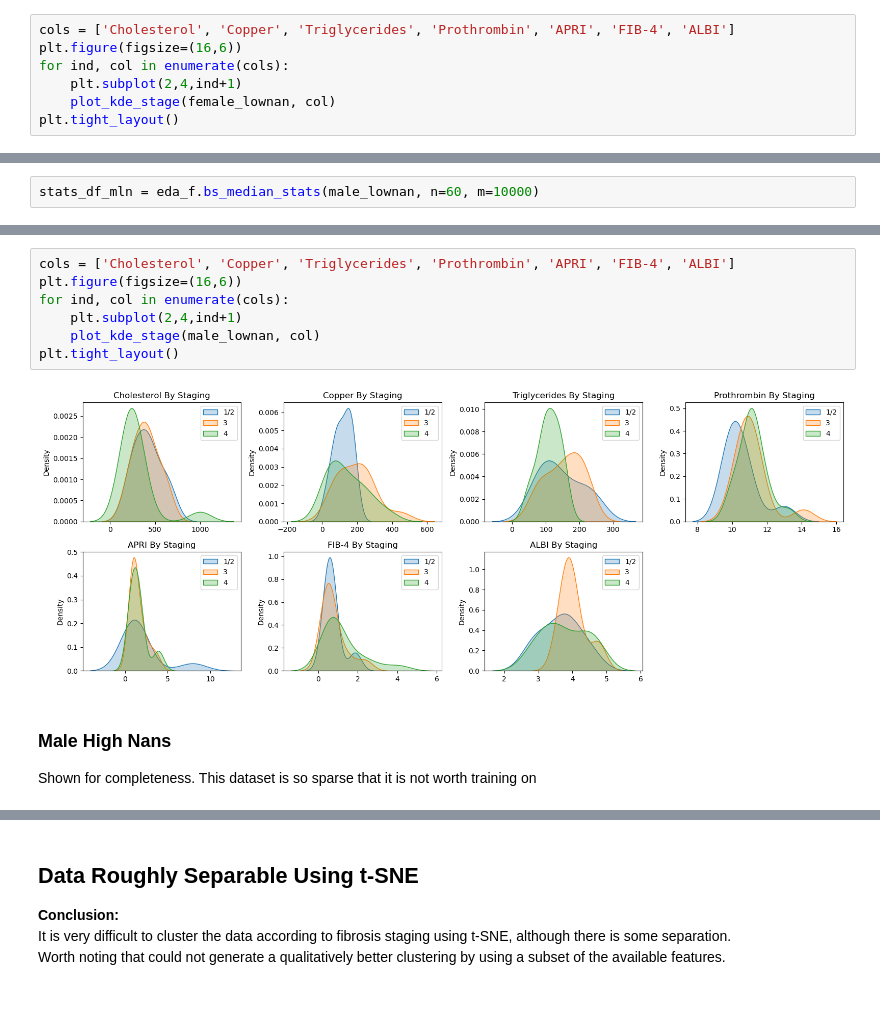
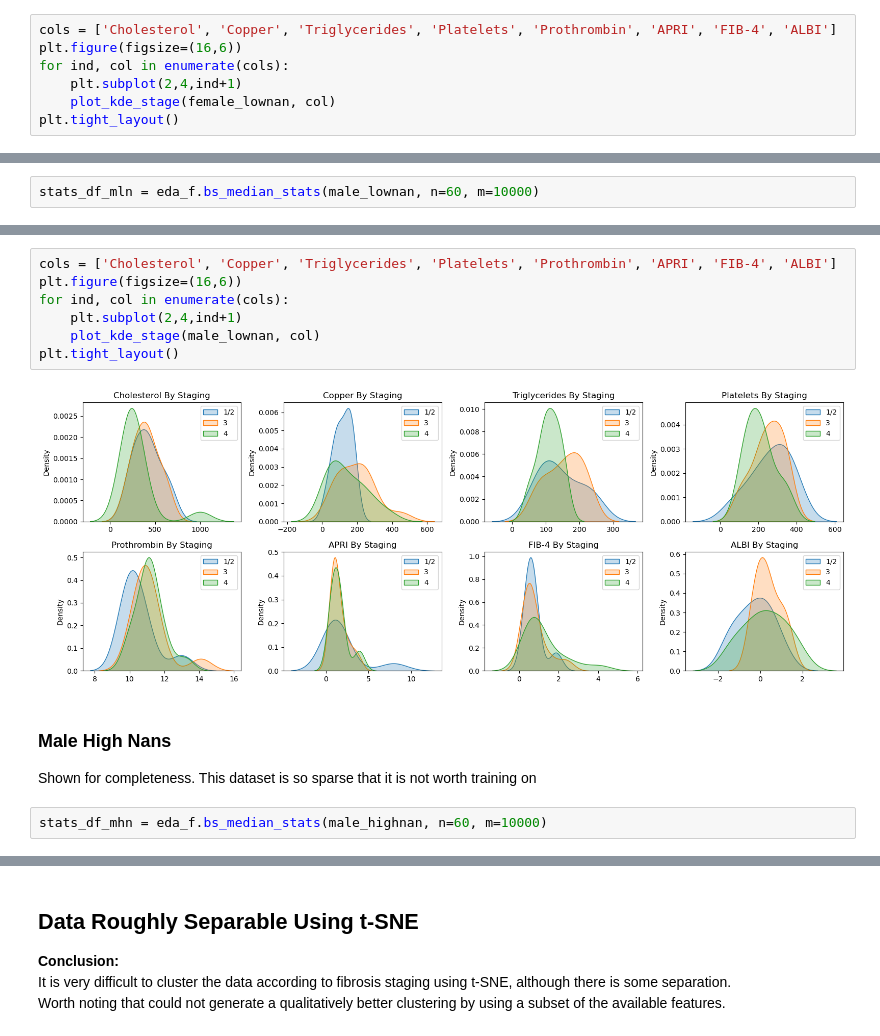
Before and after one commit to kimvonga/Liver_Fibrosis_Staging, a Jupyter notebook: notebooks/02_av_eda.ipynb, the cells around one changed output, grey strips where cells are left out. Drawn from its saved outputs; the diff is of its cells as text; blank space fills up the shorter version.

```diff
--- a/notebooks/02_av_eda.ipynb
+++ b/notebooks/02_av_eda.ipynb
@@ -92,7 +92,7 @@ stats_df_fln
 # %% [markdown]
 Of the numerical variables, Cholesterol, Copper, ALBI, Triglycerides (?), Prothrombin, APRI, FIB-4 look nicely separable
 # %%
-cols = ['Cholesterol', 'Copper', 'Triglycerides', 'Prothrombin', 'APRI', 'FIB-4', 'ALBI']
+cols = ['Cholesterol', 'Copper', 'Triglycerides', 'Platelets', 'Prothrombin', 'APRI', 'FIB-4', 'ALBI']
 plt.figure(figsize=(16,6))
 for ind, col in enumerate(cols):
     plt.subplot(2,4,ind+1)
@@ -157,14 +157,16 @@ stats_df_mln
 |  | F1/F2 vs F4 | 0.0 | 0.0 | 0.0 | 0.0 | 0.0 | 0.0 | 0.0 | 0.0 | ... |
 |  | F3 vs F4 | 0.0 | 0.0 | 0.0 | 0.0 | 0.0 | 0.0 | 0.0 | 0.0 | ... |
 # %%
-cols = ['Cholesterol', 'Copper', 'Triglycerides', 'Prothrombin', 'APRI', 'FIB-4', 'ALBI']
+cols = ['Cholesterol', 'Copper', 'Triglycerides', 'Platelets', 'Prothrombin', 'APRI', 'FIB-4', 'ALBI']
 plt.figure(figsize=(16,6))
 for ind, col in enumerate(cols):
     plt.subplot(2,4,ind+1)
     plot_kde_stage(male_lownan, col)
 plt.tight_layout()
 # %% [output]
-[figure, old version]
+[figure, new version]
 # %% [markdown]
 ### Male High Nans<a id='male_high_nans'></a>
 Shown for completeness. This dataset is so sparse that it is not worth training on
+# %%
+stats_df_mhn = eda_f.bs_median_stats(male_highnan, n=60, m=10000)
```
Also changed, not shown: parts of 17 cells of this notebook, 1 other file.
